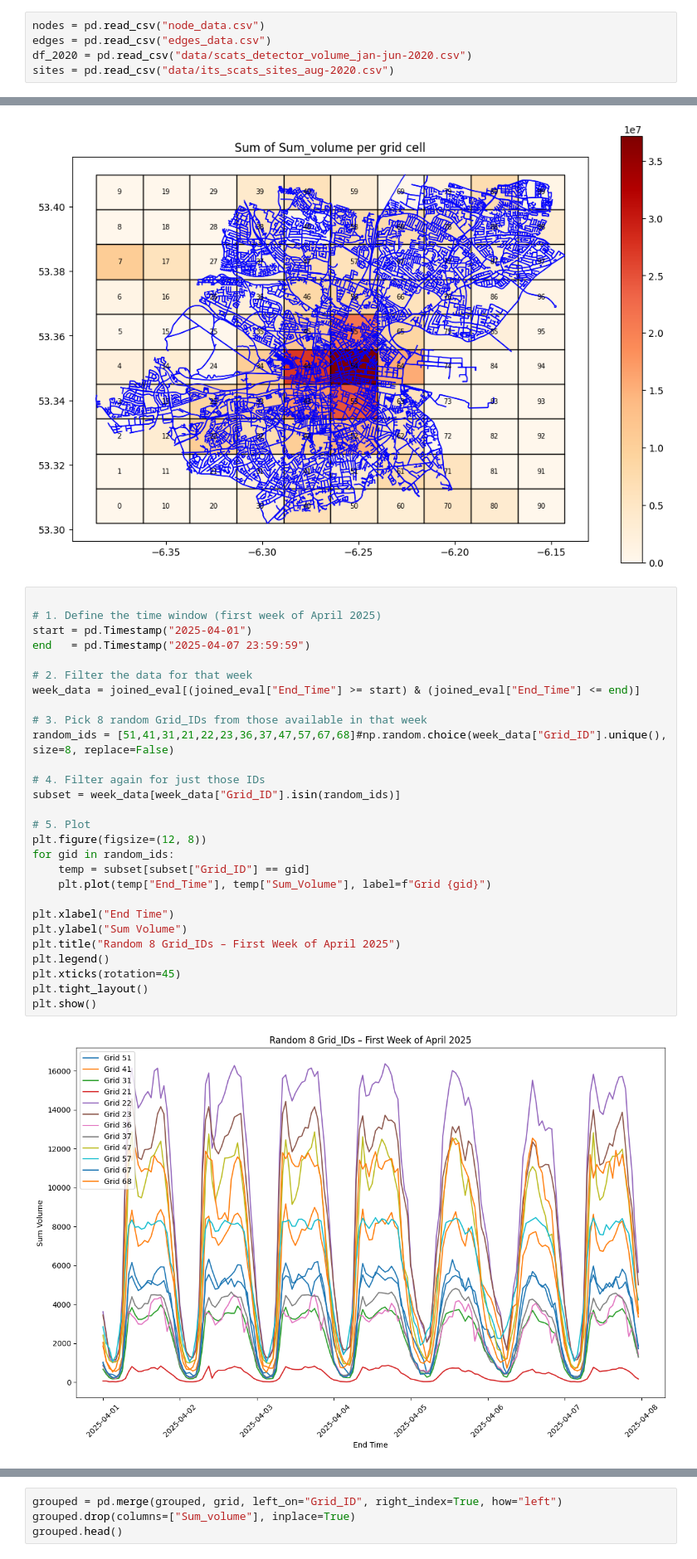
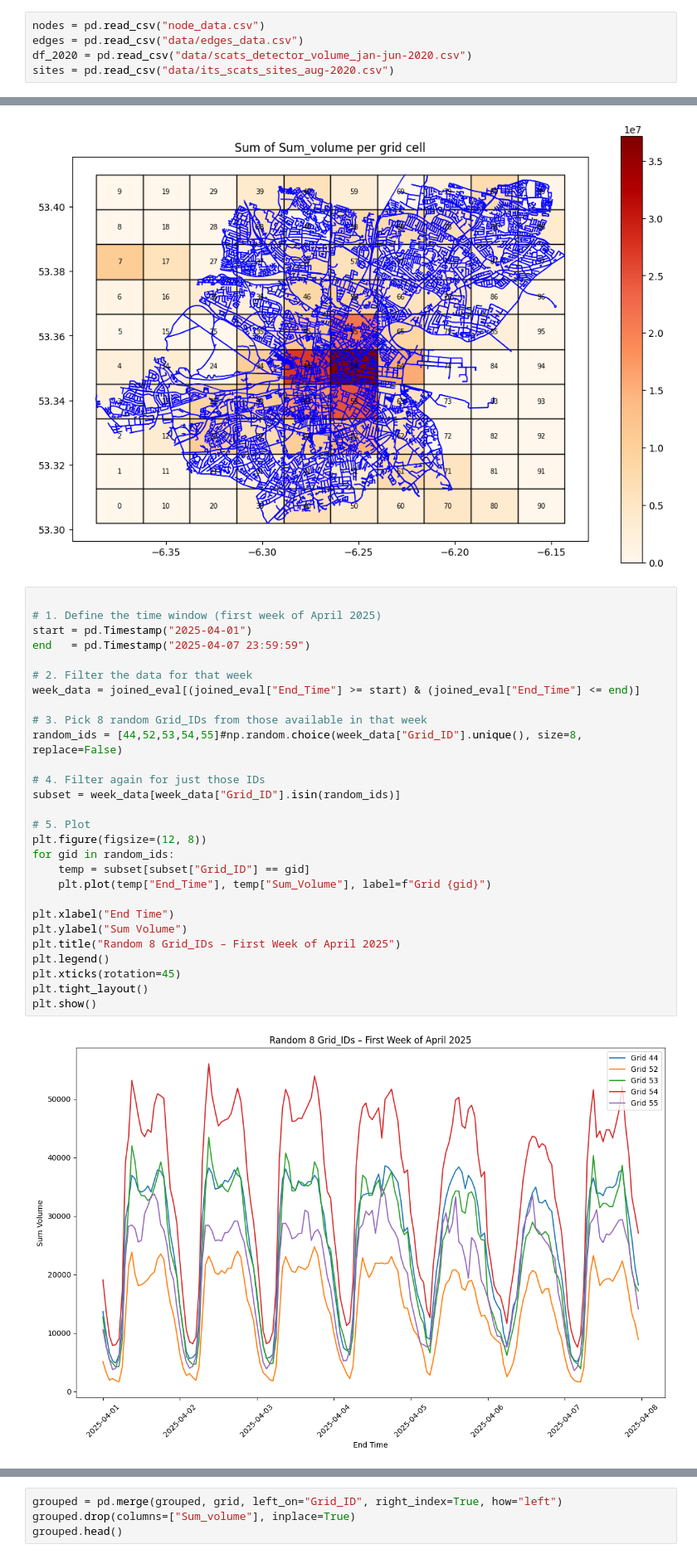
Before and after one commit to kirva123/Hackathon2025, a Jupyter notebook: Regional copy.ipynb, the cells around one changed output, grey strips where cells are left out. Shown at 83% size. Cells and saved outputs as stored; diff of their text form.

```diff
--- a/Regional copy.ipynb
+++ b/Regional copy.ipynb
@@ -9,7 +9,7 @@ import datetime as dt
 import seaborn as sns
 # %%
 nodes = pd.read_csv("node_data.csv")
-edges = pd.read_csv("edges_data.csv")
+edges = pd.read_csv("data/edges_data.csv")
 df_2020 = pd.read_csv("data/scats_detector_volume_jan-jun-2020.csv")
 sites = pd.read_csv("data/its_scats_sites_aug-2020.csv")
 # %%
@@ -209,33 +209,33 @@ plt.show()
 # %%
 
 # 1. Define the time window (first week of April 2025)
 start = pd.Timestamp("2025-04-01")
 end   = pd.Timestamp("2025-04-07 23:59:59")
 
 # 2. Filter the data for that week
 week_data = joined_eval[(joined_eval["End_Time"] >= start) & (joined_eval["End_Time"] <= end)]
 
 # 3. Pick 8 random Grid_IDs from those available in that week
-random_ids = [51,41,31,21,22,23,36,37,47,57,67,68]#np.random.choice(week_data["Grid_ID"].unique(), size=8, replace=False)
+random_ids = [44,52,53,54,55]#np.random.choice(week_data["Grid_ID"].unique(), size=8, replace=False)
 
 # 4. Filter again for just those IDs
 subset = week_data[week_data["Grid_ID"].isin(random_ids)]
 
 # 5. Plot
 plt.figure(figsize=(12, 8))
 for gid in random_ids:
     temp = subset[subset["Grid_ID"] == gid]
     plt.plot(temp["End_Time"], temp["Sum_Volume"], label=f"Grid {gid}")
 
 plt.xlabel("End Time")
 plt.ylabel("Sum Volume")
 plt.title("Random 8 Grid_IDs – First Week of April 2025")
 plt.legend()
 plt.xticks(rotation=45)
 plt.tight_layout()
 plt.show()
 # %% [output]
-[figure, old version]
+[figure, new version]
 # %%
 bins = [0, 7, 10, 16, 20, 24]  # hours
 labels = ["00-07", "07-10", "10-16", "16-20", "20-24"]
```
Also changed, not shown: parts of 8 cells of this notebook, 2 other files.
